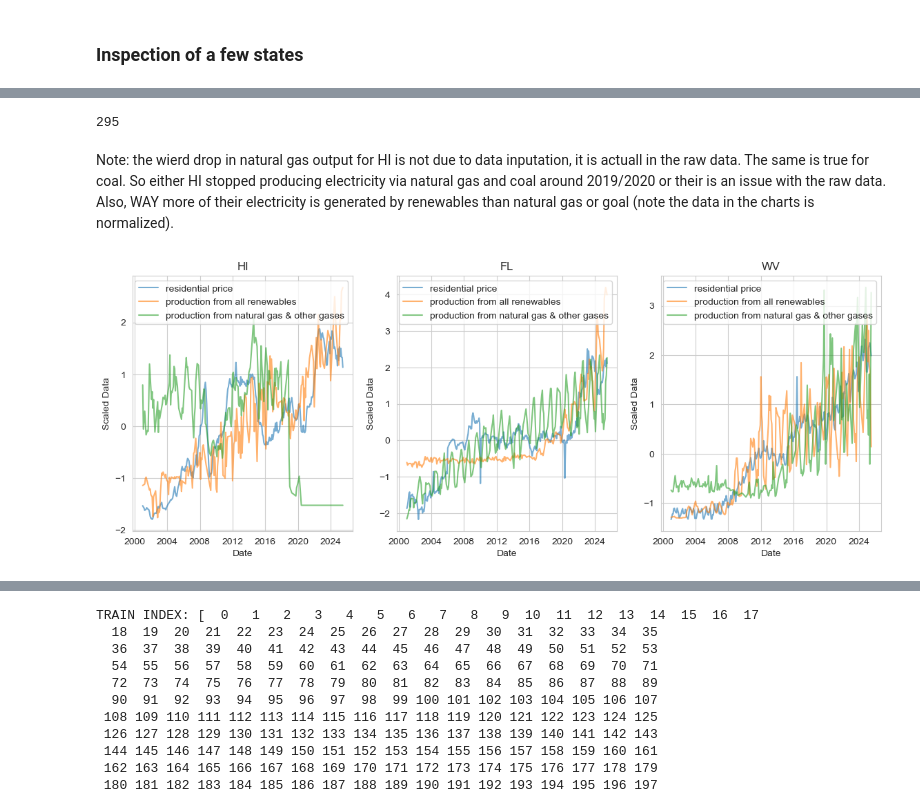
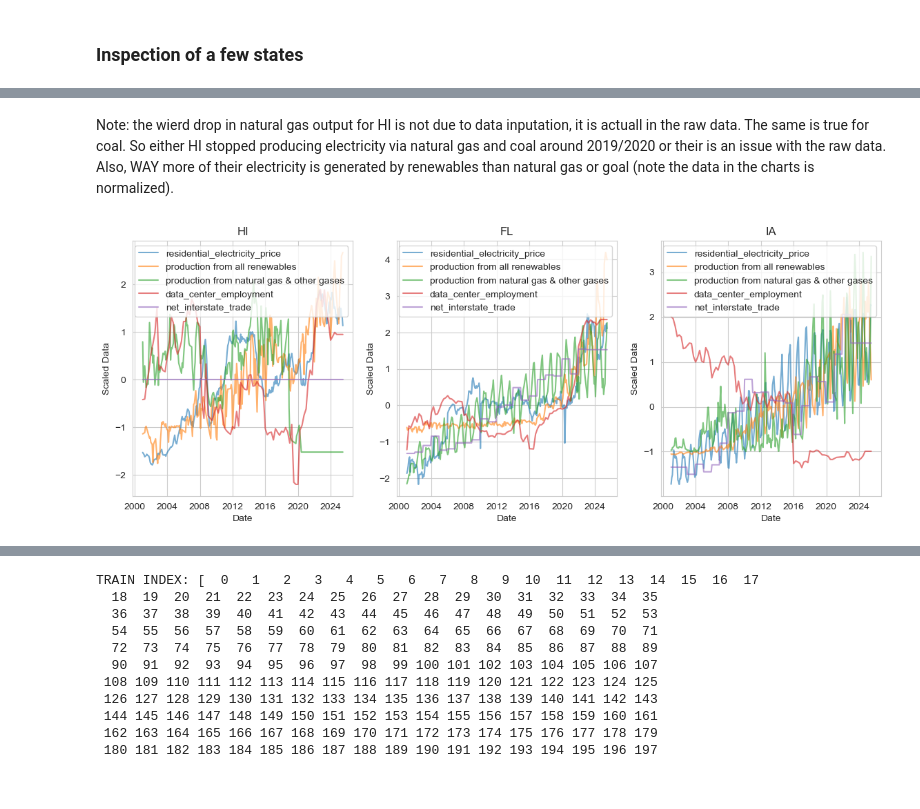
Before and after one commit to Erdos-Projects/fall-2025-forecasting-electricity-price, a Jupyter notebook: src/eda/will_eda.ipynb, the cells around one changed output, grey strips where cells are left out. Saved outputs shown, nothing was run; the diff lists cells and outputs as text; code cells hidden in the pictures.

```diff
--- a/src/eda/will_eda.ipynb
+++ b/src/eda/will_eda.ipynb
@@ -442,16 +710,49 @@ states_dfs = {}
 states_groups = electricity_generation.groupby('stateid')
 
 for stateid, group in states_groups:
+    # get fuel generation data for current state
     df = group[['period', 'fueltypeid', 'generation']]
+    # put the period in datetime format
     df.loc[:,['period']] = pd.to_datetime(df['period'], format='%Y-%m')
+    # reset the colums of the table to be the fuel type
     df = df.pivot_table(index='period', columns='fueltypeid', values='generation')
+    # get common index with the price data and fill missing value by interpolation
     df = df.reindex(pd.date_range(electricity_price['period'].min(), electricity_price['period'].max(), freq='MS')
     )
     df = df.interpolate(method='time').bfill()
     df = df.sort_index()
+
+    # get residential price data and add to the curring dataframe by joining on period
     prices = residential_price[residential_price.stateid == stateid][['period', 'price']]
+    prices.rename(columns={'price': 'residential_electricity_price'}, inplace=True)
     df = df.join(prices.set_index('period'))
+
+    # process the quarterly datacenter employment data and join for wiht the current dataframe
+    state_dc_employment = dc_employment[dc_employment.stateid == stateid][['period', 'Emp']]
+    state_dc_employment = state_dc_employment.set_index('period').reindex(pd.date_range(electricity_price['period'].min(), electricity_price['period'].max(), freq='MS')
+    )
+    state_dc_employment = state_dc_employment.interpolate(method='time').bfill()
+    df = df.join(state_dc_employment)
+    df.rename(columns={'Emp': 'data_center_employment'}, inplace=True)
+
+    # same thing with coal prices
+    state_coal_price = coal_price[coal_price.stateid == stateid][['period', 'coal_price']]
+    state_coal_price = state_coal_price.set_index('period').reindex(pd.date_range(electricity_price['period'].min(), electricity_price['period'].max(), freq='MS')
+    )
+    state_coal_price = state_coal_price.interpolate(method='time').bfill()
+    df = df.join(state_coal_price)
+
+    state_generation_data = process_annual_generation_data(state_annual_data,
+                                                           stateid=stateid,
+                                                           start_date=electricity_generation['period'].min(),
+                                                           end_date=electricity_generation['period'].max())
+    df = df.join(state_generation_data)
+
+    #save the data to the dict
     states_dfs[stateid] = df.copy()
+# %%
+with open(os.path.join(DATA_PATH, 'data_cleaned.pkl'), 'wb') as f:
+    pickle.dump(states_dfs, f)
 # %%
 generation_descriptions = electricity_generation[['fueltypeid', 'fuelTypeDescription']].drop_duplicates().sort_values(by='fueltypeid').set_index('fueltypeid').to_dict()['fuelTypeDescription']
 generation_descriptions
@@ -493,7 +794,7 @@ electricity_generation[(electricity_generation.stateid == 'HI') & (electricity_g
 # %% [markdown]
 ### Inspection of a few states
 # %%
-example_states = ['HI', 'FL', 'WV']
+example_states = ['HI', 'FL', 'IA']
 # %%
 states_dfs['HI'].info()
 # %% [output]
@@ -517,8 +840,9 @@ memory usage: 89.9 KB
 # %%
 corrs = {}
+target = 'residential_electricity_price'
 
 for state in example_states:
-    corrs[state] = states_dfs[state].corr()['price'].drop('price').sort_values(ascending=False)
+    corrs[state] = states_dfs[state].corr()[target].drop(target).sort_values(ascending=False)
 
 print(corrs)
 # %% [output]
@@ -542,7 +866,3 @@ Name: price, dtype: float64}
-# %%
-len(states_dfs['FL'].index)
-# %% [output]
-295
 # %%
 from sklearn.preprocessing import StandardScaler
 # %% [markdown]
@@ -550,20 +870,20 @@ Note: the wierd drop in natural gas output for HI is not due to data inputation,
 # %%
 fig, axes = plt.subplots(ncols=len(example_states))
 fig.set_figwidth(14)
-cols = ['price', 'AOR', 'NGO']
+cols = [target, 'AOR', 'NGO', 'data_center_employment', 'net_interstate_trade']
 for i in range(len(example_states)):
     state = example_states[i]
     scaler = StandardScaler()
     data = states_dfs[state][cols].copy()
     data.loc[:,cols] = scaler.fit_transform(data)
     for col in cols:
-        label = f'production from {generation_descriptions[col]}' if col in generation_descriptions else 'residential price'
+        label = f'production from {generation_descriptions[col]}' if col in generation_descriptions else col
         sns.lineplot(data=data,
                        x=states_dfs[state].index, y=col, ax=axes[i], label=label, alpha=0.6)
     axes[i].legend()
     axes[i].set_xlabel('Date')
     axes[i].set_ylabel('Scaled Data')
     axes[i].set_title(state)
 plt.show()
 # %% [output]
-[figure, old version]
+[figure, new version]
```
Also changed, not shown: parts of 59 cells of this notebook, 1 other file.
